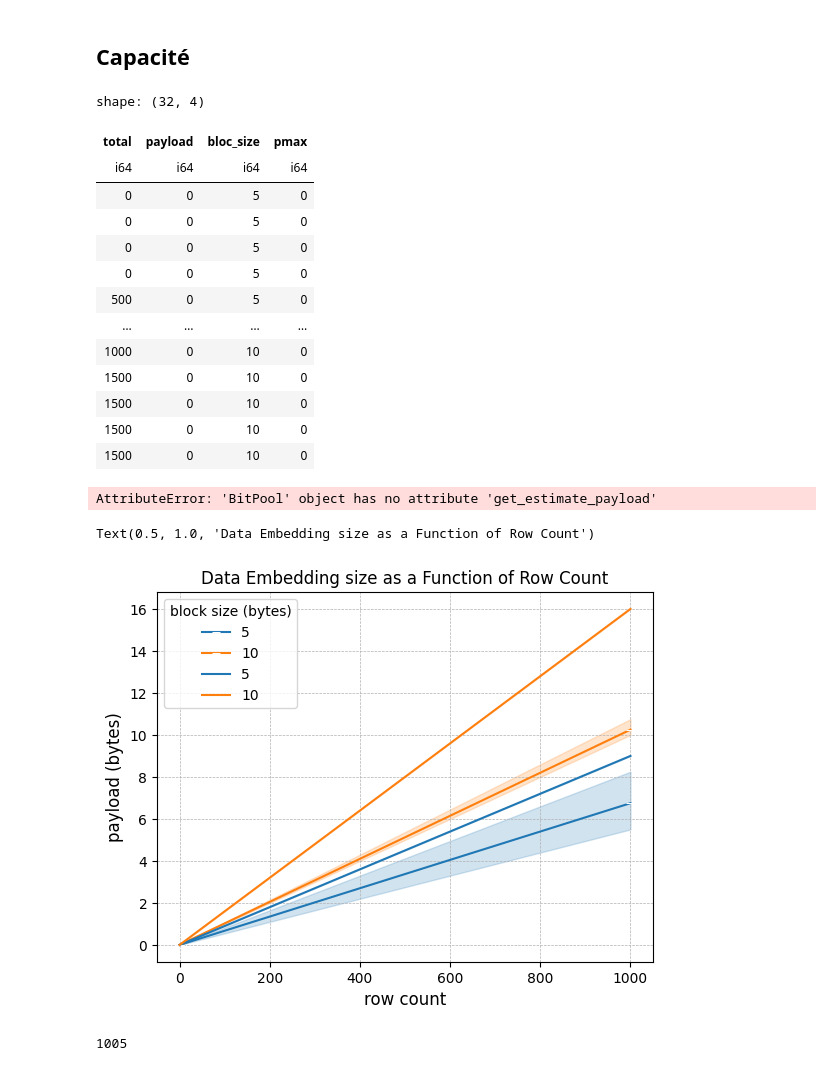
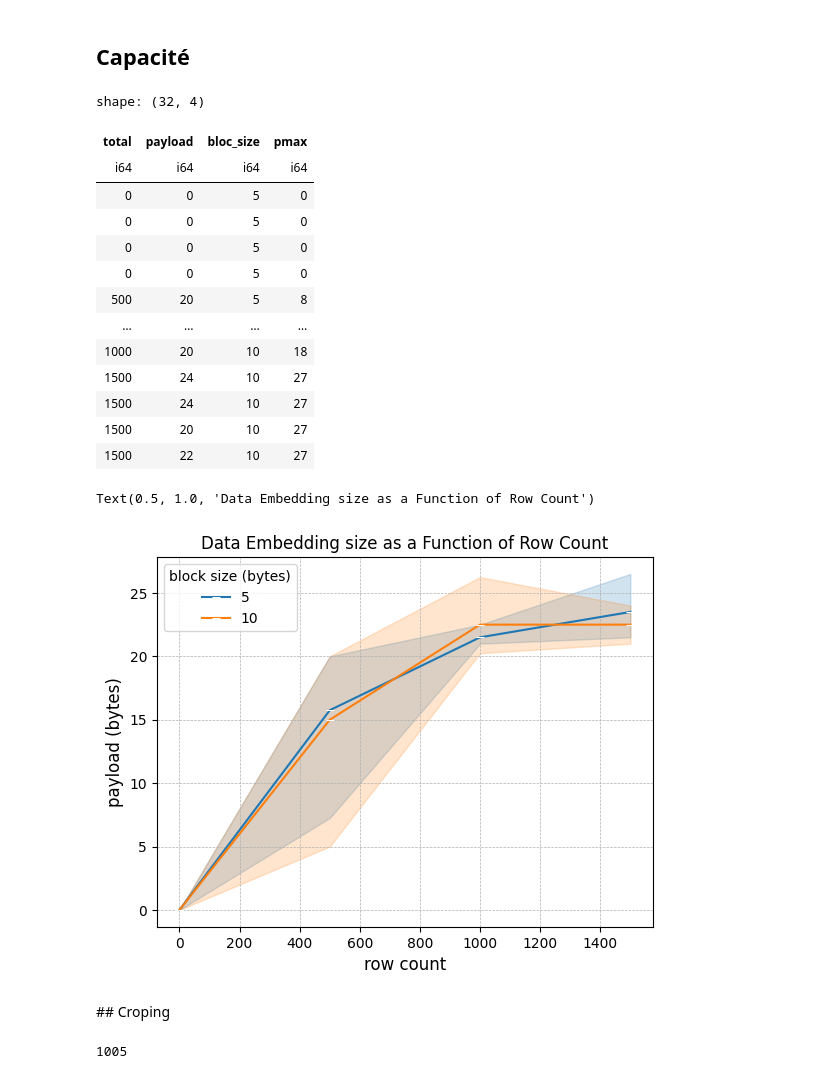
Before and after one commit to dridk/steganodf, a Jupyter notebook: benchmark.ipynb, the cells around one changed output. Drawn from its saved outputs; the diff is of its cells as text; code cells hidden in the pictures.

```diff
--- a/benchmark.ipynb
+++ b/benchmark.ipynb
@@ -68,7 +70,7 @@ for b in [5,10]:
         ss = []
         for i in range(4):
             size = estimate(a, sdf)
-            results.append({"total": s, "payload": size, "bloc_size": b, "pmax": a.get_max_valid_payload_size(sdf) })
+            results.append({"total": s, "payload": size, "bloc_size": b, "pmax": a.get_max_payload_size(sdf) })
 
 
 df = pl.DataFrame(results)
@@ -81,10 +83,10 @@ shape: (32, 4)
 | 0 | 0 | 5 | 0 |
 | 0 | 0 | 5 | 0 |
 | 0 | 0 | 5 | 0 |
-| 500 | 0 | 5 | 0 |
+| 500 | 20 | 5 | 8 |
 | … | … | … | … |
-| 1000 | 0 | 10 | 0 |
-| 1500 | 0 | 10 | 0 |
-| 1500 | 0 | 10 | 0 |
-| 1500 | 0 | 10 | 0 |
-| 1500 | 0 | 10 | 0 |
+| 1000 | 20 | 10 | 18 |
+| 1500 | 24 | 10 | 27 |
+| 1500 | 24 | 10 | 27 |
+| 1500 | 20 | 10 | 27 |
+| 1500 | 22 | 10 | 27 |
@@ -94,26 +93,22 @@ def cal(N,b):
-# %%
-a = BitPool(bit_per_row=1, parity_size=0, block_size=5)
-
-a.get_est(df.head(1000))
-# %% [output]
-AttributeError: 'BitPool' object has no attribute 'get_estimate_payload'
 # %%
 ddf= pl.DataFrame(results)
 #ddf = ddf.filter(pl.col("total") > 1000)
 
 ddf = ddf.with_columns(pl.col("bloc_size").cast(pl.String()).alias("bloc"))
 
 ax = sns.lineplot(x="total", y="payload", hue="bloc", marker="_", data=ddf)
-ax2 = sns.lineplot(x="total", y="pmax", hue="bloc", c="gray", marker="", data=ddf)
+#ax2 = sns.lineplot(x="total", y="pmax", hue="bloc", c="gray", marker="", data=ddf)
 
 plt.xlabel("row count", fontsize=12)
 plt.ylabel("payload (bytes)", fontsize=12)
 plt.legend(title="block size (bytes)")
 plt.grid(True, which='both', linestyle='--', linewidth=0.5)
 plt.title("Data Embedding size as a Function of Row Count")
 # %% [output]
 Text(0.5, 1.0, 'Data Embedding size as a Function of Row Count')
-[figure, old version]
+[figure, new version]
+# %% [markdown]
+## Croping
 # %%
 with open("lena.png","rb") as file:
     data = file.read()
```
Also changed, not shown: parts of 8 cells of this notebook.
